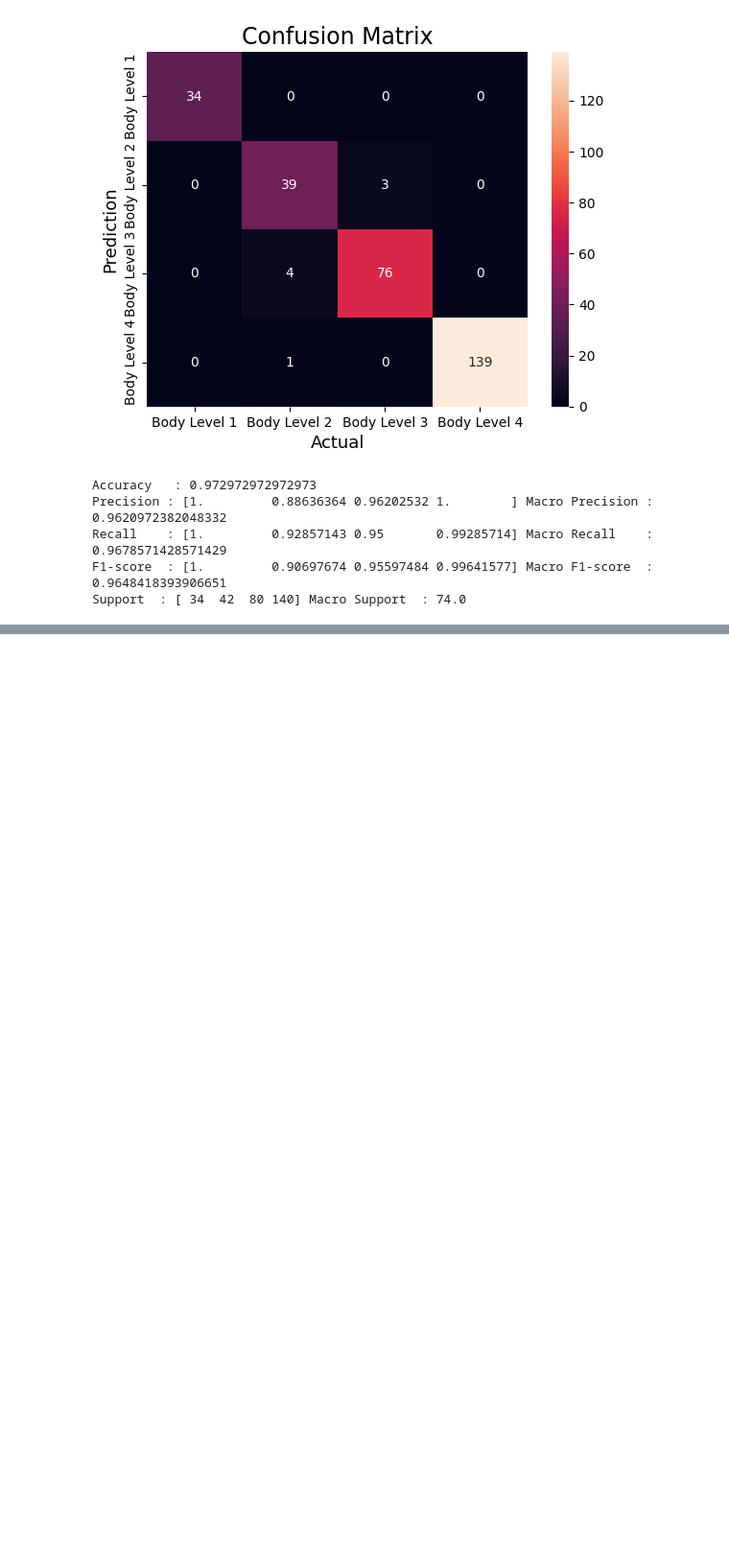
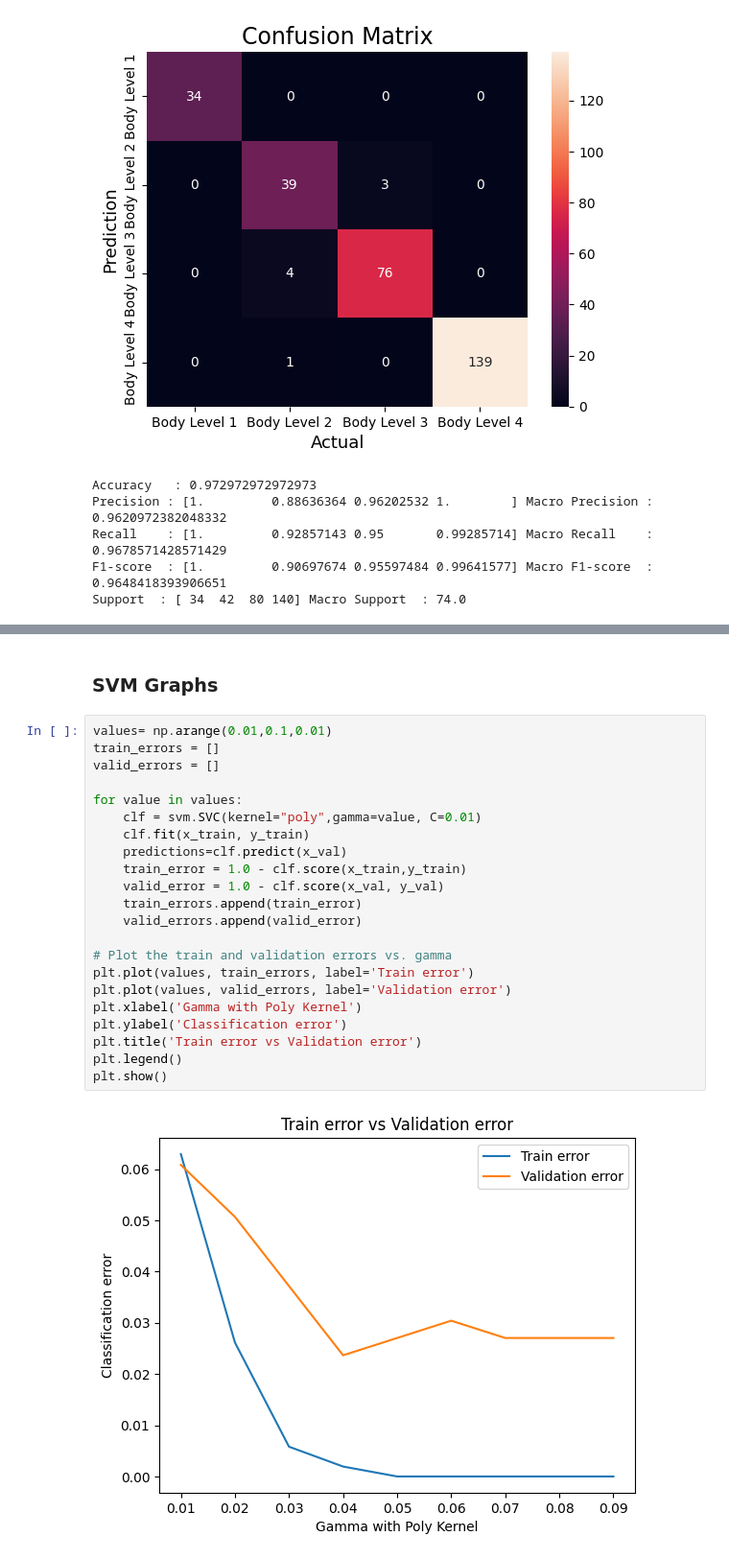
Before and after one commit to AhmadJamal01/Body-Level-Classification, a Jupyter notebook: models/SVM.ipynb, the cells around one changed output, grey strips where cells are left out. Shown at 96% size. Saved outputs shown, nothing was run; the diff lists cells and outputs as text; blank space fills up the shorter version.

```diff
--- a/models/SVM.ipynb
+++ b/models/SVM.ipynb
@@ -642,0 +677,26 @@ Support  : [ 34  42  80 140] Macro Support  : 74.0
+# %% [markdown]
+### SVM Graphs
+# %%
+values= np.arange(0.01,0.1,0.01)
+train_errors = []
+valid_errors = []
+
+for value in values:
+    clf = svm.SVC(kernel="poly",gamma=value, C=0.01)
+    clf.fit(x_train, y_train)
+    predictions=clf.predict(x_val)
+    train_error = 1.0 - clf.score(x_train,y_train)
+    valid_error = 1.0 - clf.score(x_val, y_val)
+    train_errors.append(train_error)
+    valid_errors.append(valid_error)
+
+# Plot the train and validation errors vs. gamma
+plt.plot(values, train_errors, label='Train error')
+plt.plot(values, valid_errors, label='Validation error')
+plt.xlabel('Gamma with Poly Kernel')
+plt.ylabel('Classification error')
+plt.title('Train error vs Validation error')
+plt.legend()
+plt.show()
+# %% [output]
+[figure, added]
```
Also changed, not shown: parts of 16 cells of this notebook.
